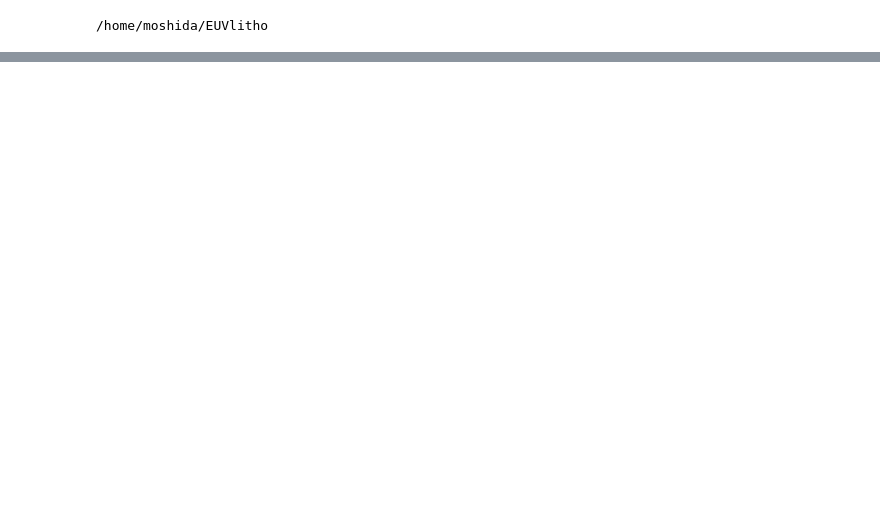
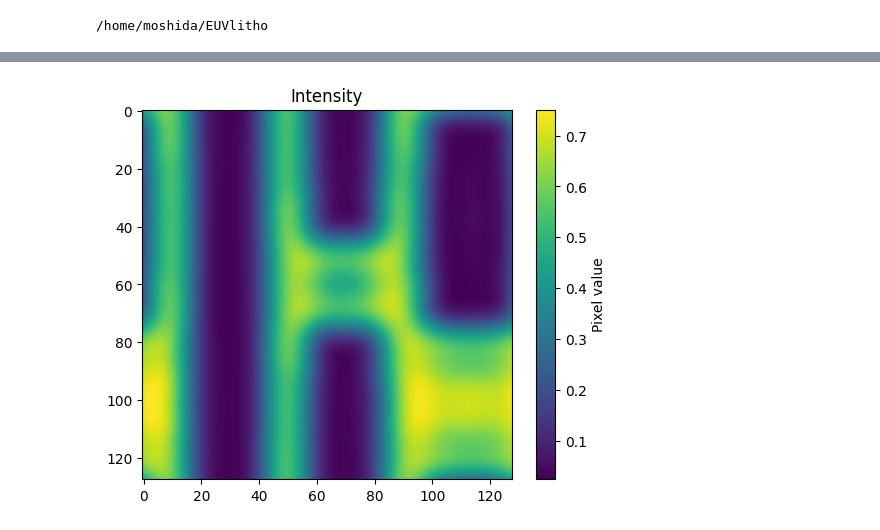
Before and after one commit to takahashi-edalab/EUVlitho, a Jupyter notebook: notebooks/high-na.ipynb, the cells around one changed output, grey strips where cells are left out. Saved outputs shown, nothing was run; the diff lists cells and outputs as text; code cells hidden in the pictures; blank space fills up the shorter version.

```diff
--- a/notebooks/high-na.ipynb
+++ b/notebooks/high-na.ipynb
@@ -20,3 +20,11 @@ plt.show()
 # %%
 from elitho import intensity
 intensity_map = intensity.intensity(mask, polar="X", is_high_na=True)
+# %%
+from matplotlib import pyplot as plt
+plt.imshow(intensity_map)
+plt.title("Intensity")
+plt.colorbar(label="Pixel value")
+plt.show()
+# %% [output]
+[figure, added]
```
Also changed, not shown: parts of 1 cell of this notebook, 1 other file.
